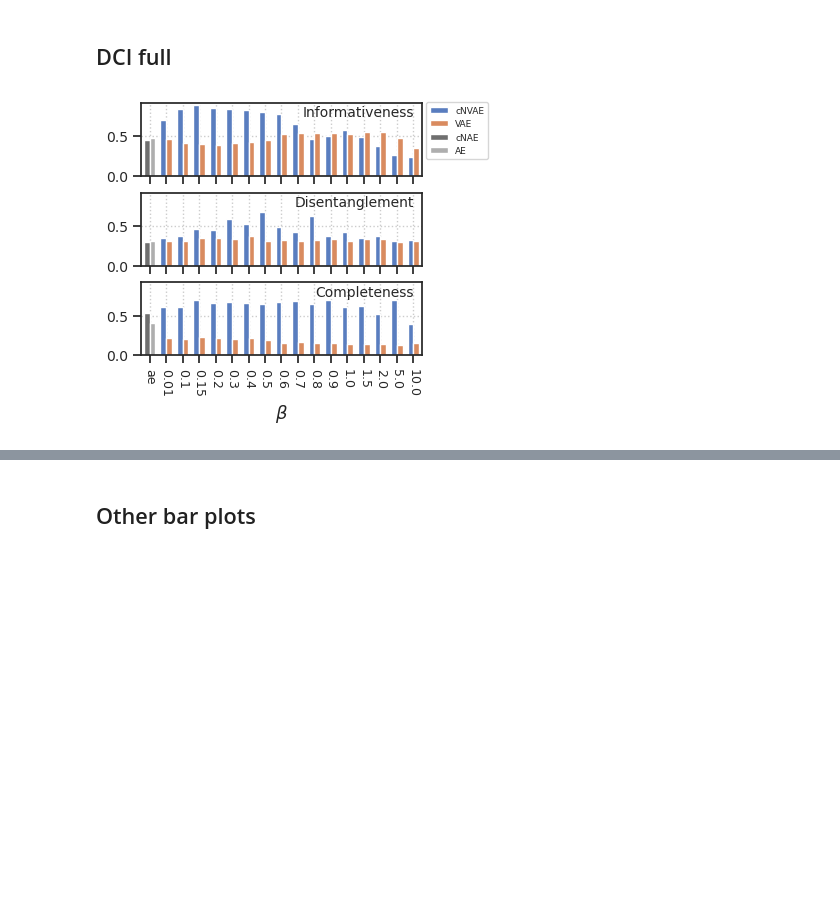
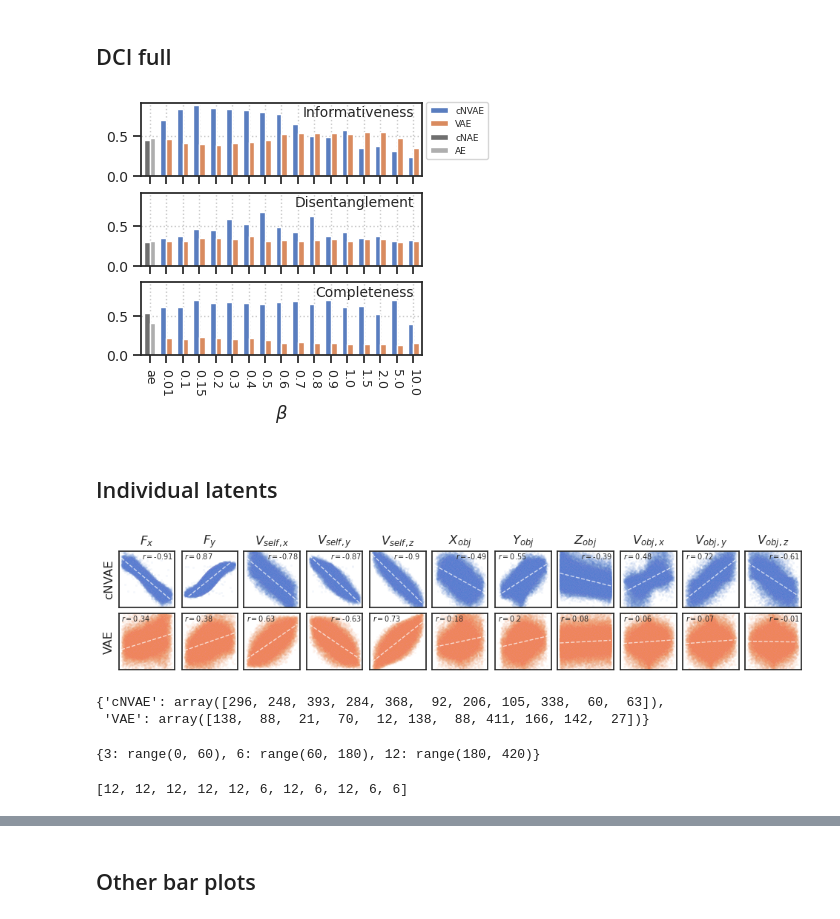
Before and after one commit to hadivafaii/jb-MTMST, a Jupyter notebook: _sources/nb/2023-05/Fig4-5_DCI.ipynb, the cells around one changed output, grey strips where cells are left out. Drawn from its saved outputs; the diff is of its cells as text; code cells hidden in the pictures; blank space fills up the shorter version.

```diff
--- a/_sources/nb/2023-05/Fig4-5_DCI.ipynb
+++ b/_sources/nb/2023-05/Fig4-5_DCI.ipynb
@@ -51,7 +51,7 @@ df_dci = collections.defaultdict(list)
 for fit in tqdm(sorted(os.listdir(path))):
     if 'reservoir' in fit or fit in skip_fits:
         continue
-    if fit in skip_fits:
+    if fit in skip_fits or 'fixate1' not in fit:
         continue
     category, nf, beta, tag = extract_info(fit)
     if beta in [0.001, 20.0]:
@@ -85,14 +85,15 @@ for fit in tqdm(sorted(os.listdir(path))):
     df_dci['tot_active'].append(tot_active)
 
     # load g/g_tst
-    g, g_tst, select_i, select_lbl = prep_rofl(category)
+    g, select_i, select_lbl = prep_rofl(category)
+    # g, g_tst, select_i, select_lbl = prep_rofl(category)
 
     # R^2
     lr = sk_linear.LinearRegression().fit(
-        everything['data_vld']['z'], g)
+        everything['data_vld']['z'], g['vld'])
     pred = lr.predict(everything['data_tst']['z'])
     r2 = sk_metric.r2_score(
-        y_true=g_tst,
+        y_true=g['tst'],
         y_pred=pred,
         multioutput='raw_values',
     )
@@ -194,6 +204,6 @@ fig.savefig(pjoin(fig_base_dir, 'untangle_full.png'), **kws_fig)
 # %%
 fig, _ = plot_bar_dci(df_dci, bbox=(1, 1.07))
 # %% [output]
-[figure, old version]
+[figure, new version]
 # %%
 fig.savefig(pjoin(fig_base_dir, 'dci.pdf'), **kws_fig)
@@ -200,0 +210,21 @@ fig.savefig(pjoin(fig_base_dir, 'dci.png'), **kws_fig)
+# %% [markdown]
+## Individual latents
+# %%
+from figures.dci import plot_scatter
+path = pjoin(tmp_dir, 'trainer_analysis')
+g, select_i, select_lbl = prep_rofl('fixate1')
+# %%
+fits = [
+    'fixate1_nf-420_beta-0.15_(2023_04_27,20:20).npy',
+    'vanilla_fixate1_nf-420_beta-1.5_(2023_05_14,14:16).npy',
+]
+everything = {}
+for fit in fits:
+    everything[fit] = np.load(
+        pjoin(path, fit),
+        allow_pickle=True,
+    ).item()
+# %%
+fig, _ = plot_scatter(everything)
+# %% [output]
+[figure, added]
@@ -200,0 +246,25 @@ fig.savefig(pjoin(fig_base_dir, 'dci.png'), **kws_fig)
+# %%
+indices
+# %% [output]
+{'cNVAE': array([296, 248, 393, 284, 368,  92, 206, 105, 338,  60,  63]),
+ 'VAE': array([138,  88,  21,  70,  12, 138,  88, 411, 166, 142,  27])}
+# %%
+scales = [0, 3, 6, 12]
+scales = {
+    scales[i+1]: range(
+        sum(scales[:i+1]) * 20,
+        sum(scales[:i+2]) * 20,
+    ) for i in range(len(scales) - 1)
+}
+scales
+# %% [output]
+{3: range(0, 60), 6: range(60, 180), 12: range(180, 420)}
+# %%
+index_spatial_scale = []
+for i in indices['cNVAE']:
+    for s, v in scales.items():
+        if i in v:
+            index_spatial_scale.append(s)
+index_spatial_scale
+# %% [output]
+[12, 12, 12, 12, 12, 6, 12, 6, 12, 6, 6]
```
Also changed, not shown: parts of 12 cells of this notebook, 35 other files.
